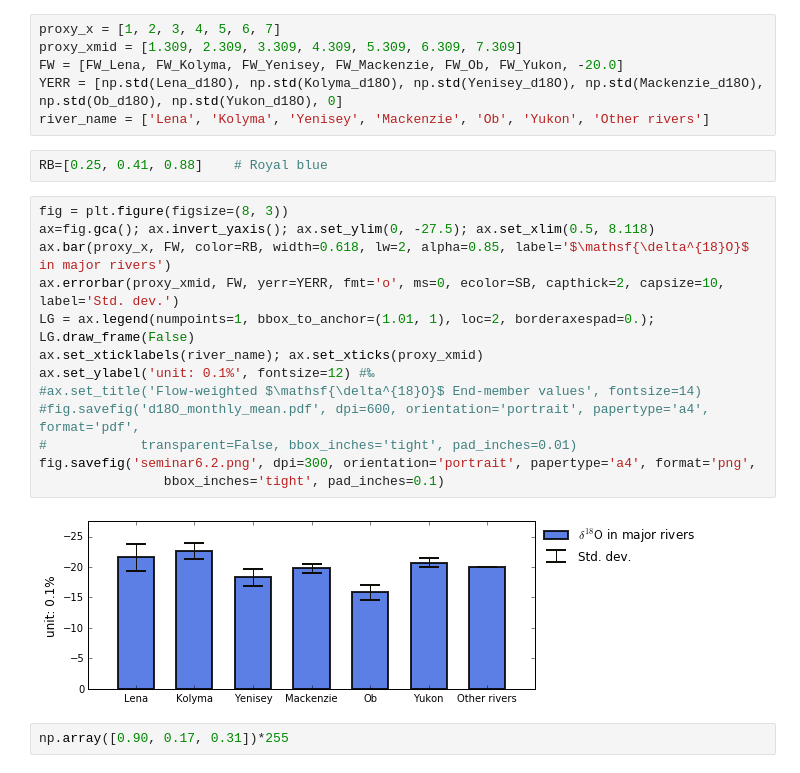
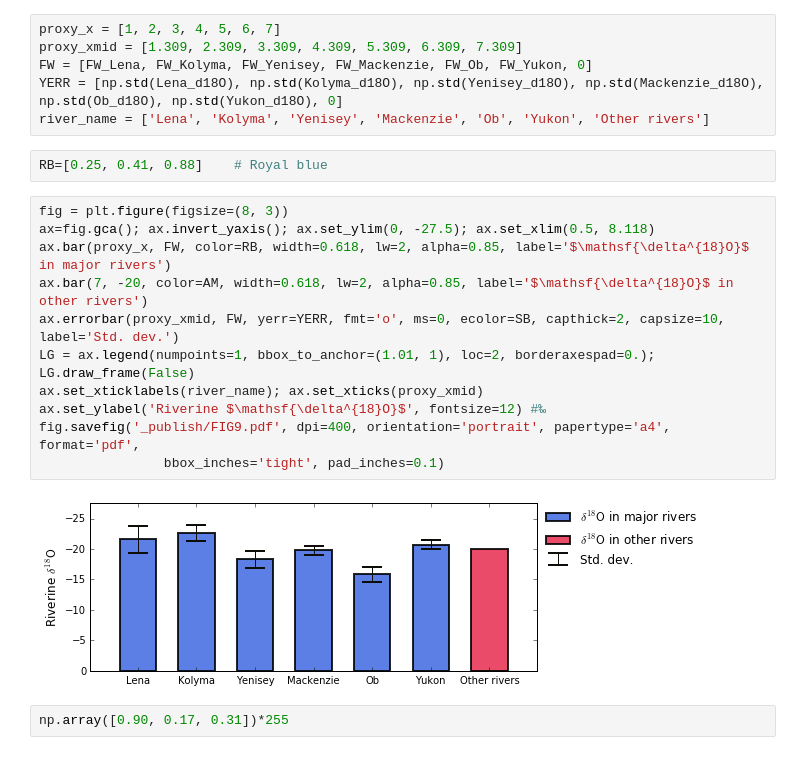
Before and after one commit to UBC-MOAD/analysis-kyle, a Jupyter notebook: notebooks/[D18O] 01 Flow-weighted riverine export and End-member values.ipynb, the cells around one changed output. Drawn from its saved outputs; the diff is of its cells as text.

```diff
--- a/notebooks/[D18O] 01 Flow-weighted riverine export and End-member values.ipynb
+++ b/notebooks/[D18O] 01 Flow-weighted riverine export and End-member values.ipynb
@@ -384,7 +384,7 @@ AX[5].set_title('(f) Yukon', fontsize=14)
 # %%
 proxy_x = [1, 2, 3, 4, 5, 6, 7]
 proxy_xmid = [1.309, 2.309, 3.309, 4.309, 5.309, 6.309, 7.309]
-FW = [FW_Lena, FW_Kolyma, FW_Yenisey, FW_Mackenzie, FW_Ob, FW_Yukon, -20.0]
+FW = [FW_Lena, FW_Kolyma, FW_Yenisey, FW_Mackenzie, FW_Ob, FW_Yukon, 0]
 YERR = [np.std(Lena_d18O), np.std(Kolyma_d18O), np.std(Yenisey_d18O), np.std(Mackenzie_d18O), np.std(Ob_d18O), np.std(Yukon_d18O), 0]
 river_name = ['Lena', 'Kolyma', 'Yenisey', 'Mackenzie', 'Ob', 'Yukon', 'Other rivers']
 # %%
@@ -392,18 +392,16 @@ RB=[0.25, 0.41, 0.88]    # Royal blue
 # %%
 fig = plt.figure(figsize=(8, 3))
 ax=fig.gca(); ax.invert_yaxis(); ax.set_ylim(0, -27.5); ax.set_xlim(0.5, 8.118)
 ax.bar(proxy_x, FW, color=RB, width=0.618, lw=2, alpha=0.85, label='$\mathsf{\delta^{18}O}$ in major rivers')
+ax.bar(7, -20, color=AM, width=0.618, lw=2, alpha=0.85, label='$\mathsf{\delta^{18}O}$ in other rivers')
 ax.errorbar(proxy_xmid, FW, yerr=YERR, fmt='o', ms=0, ecolor=SB, capthick=2, capsize=10, label='Std. dev.')
 LG = ax.legend(numpoints=1, bbox_to_anchor=(1.01, 1), loc=2, borderaxespad=0.); LG.draw_frame(False)
 ax.set_xticklabels(river_name); ax.set_xticks(proxy_xmid)
-ax.set_ylabel('unit: 0.1%', fontsize=12) #‰
-#ax.set_title('Flow-weighted $\mathsf{\delta^{18}O}$ End-member values', fontsize=14)
-#fig.savefig('d18O_monthly_mean.pdf', dpi=600, orientation='portrait', papertype='a4', format='pdf',
-#            transparent=False, bbox_inches='tight', pad_inches=0.01)
-fig.savefig('seminar6.2.png', dpi=300, orientation='portrait', papertype='a4', format='png',
+ax.set_ylabel('Riverine $\mathsf{\delta^{18}O}$', fontsize=12) #‰
+fig.savefig('_publish/FIG9.pdf', dpi=400, orientation='portrait', papertype='a4', format='pdf',
                 bbox_inches='tight', pad_inches=0.1)
 # %% [output]
-[figure, old version]
+[figure, new version]
 # %%
 np.array([0.90, 0.17, 0.31])*255
 # %% [output]
```
Also changed, not shown: parts of 1 cell of this notebook, 9 other files.
